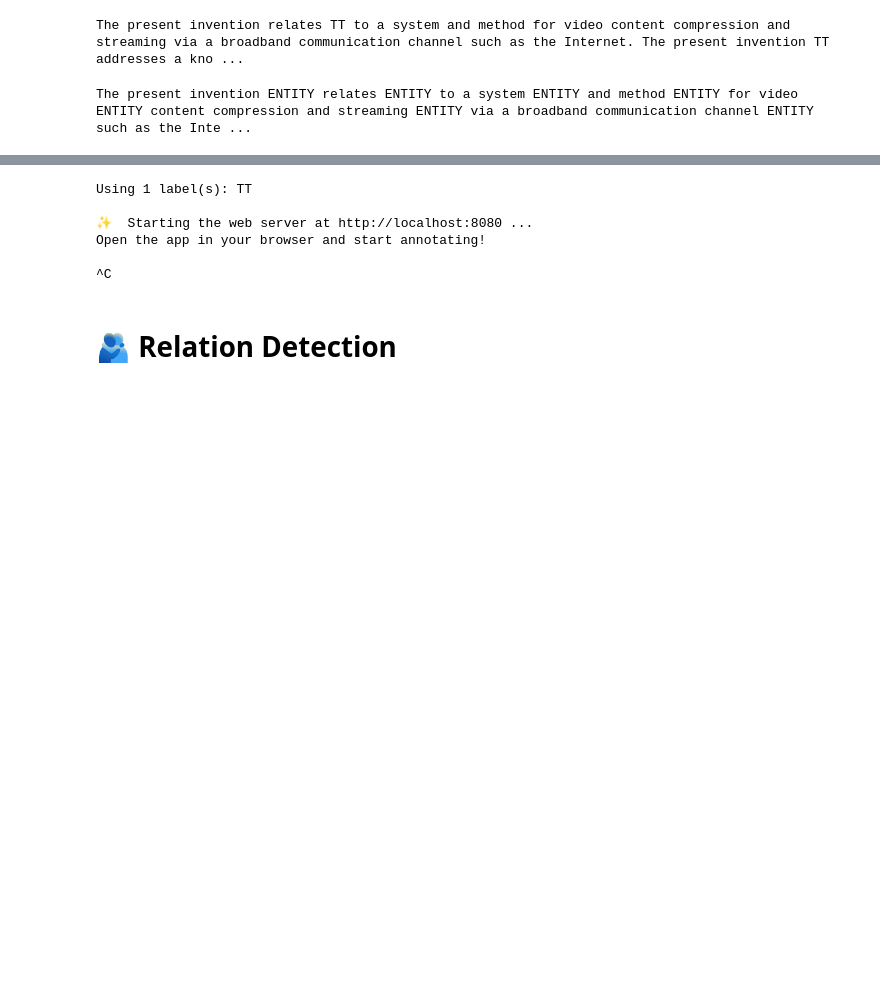
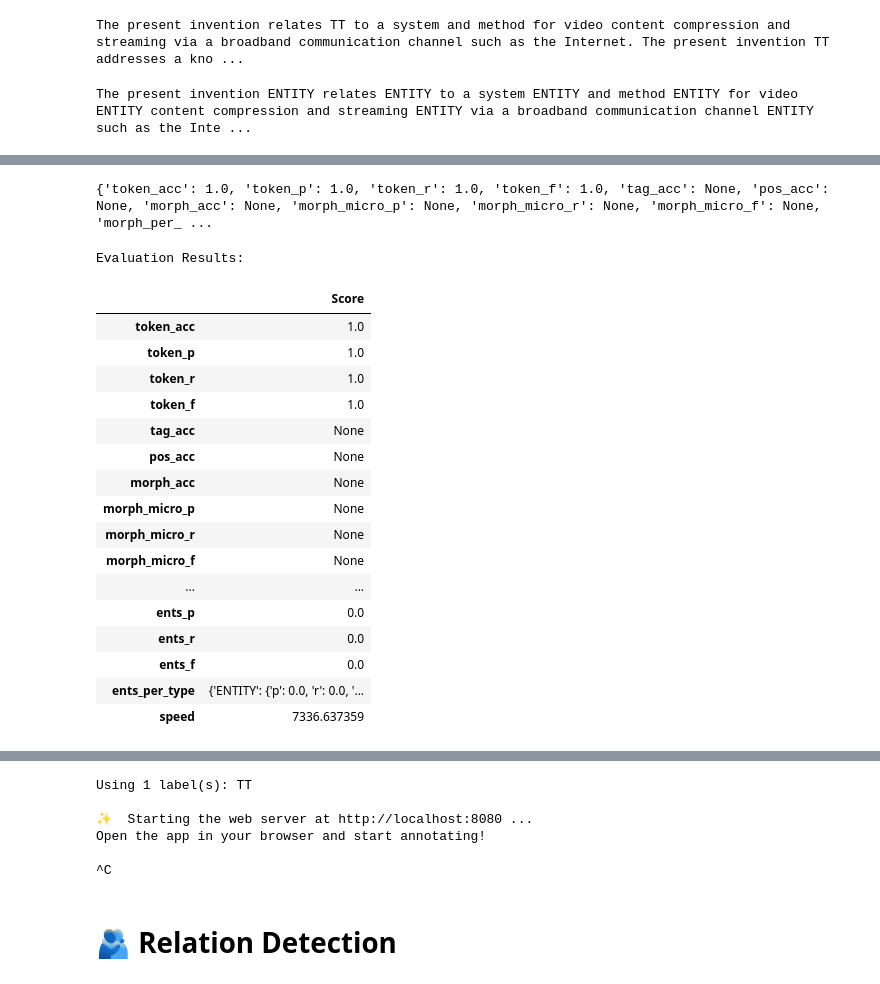
Before and after one commit to danaaubakirova/Information-Retrieval-FP, a Jupyter notebook: final_notebook.ipynb, the cells around one changed output, grey strips where cells are left out. Saved outputs shown, nothing was run; the diff lists cells and outputs as text; code cells hidden in the pictures; blank space fills up the shorter version.

```diff
--- a/final_notebook.ipynb
+++ b/final_notebook.ipynb
@@ -300,0 +317,15 @@ The present invention ENTITY relates ENTITY to a system ENTITY and method ENTITY
+# %%
+# Load the trained model
+model_path = "sci_spacy_output/model-best"
+nlp_a = spacy.load(model_path)
+# %%
+nlp = spacy.load("./sci_spacy_output/model-best")
+
+doc_bin = DocBin().from_disk('spacy_data/sci_test_data.spacy')
+examples = []
+for doc in doc_bin.get_docs(nlp.vocab):
+    entities = []
+    for ent in doc.ents:
+        entities.append((ent.start_char, ent.end_char, ent.label_))
+    spacy_entry = (doc.text, {"entities": entities})
+    examples.append(Example.from_dict(nlp.make_doc(spacy_entry[0]), spacy_entry[1]))
@@ -300,0 +336,33 @@ The present invention ENTITY relates ENTITY to a system ENTITY and method ENTITY
+# %%
+# Evaluate the model on the examples
+evaluation_results = nlp_a.evaluate(examples)
+
+# Print the evaluation metrics
+print(evaluation_results)
+# %% [output]
+{'token_acc': 1.0, 'token_p': 1.0, 'token_r': 1.0, 'token_f': 1.0, 'tag_acc': None, 'pos_acc': None, 'morph_acc': None, 'morph_micro_p': None, 'morph_micro_r': None, 'morph_micro_f': None, 'morph_per_ ...
+# %%
+results_df = pd.DataFrame.from_dict(evaluation_results, orient="index", columns=["Score"])
+
+# Print the DataFrame to the console
+print("Evaluation Results:")
+results_df
+# %% [output]
+Evaluation Results:
+|  | Score |
+| token_acc | 1.0 |
+| token_p | 1.0 |
+| token_r | 1.0 |
+| token_f | 1.0 |
+| tag_acc | None |
+| pos_acc | None |
+| morph_acc | None |
+| morph_micro_p | None |
+| morph_micro_r | None |
+| morph_micro_f | None |
+| ... | ... |
+| ents_p | 0.0 |
+| ents_r | 0.0 |
+| ents_f | 0.0 |
+| ents_per_type | {'ENTITY': {'p': 0.0, 'r': 0.0, '... |
+| speed | 7336.637359 |
```
Also changed, not shown: parts of 23 cells of this notebook, 3 other files.
